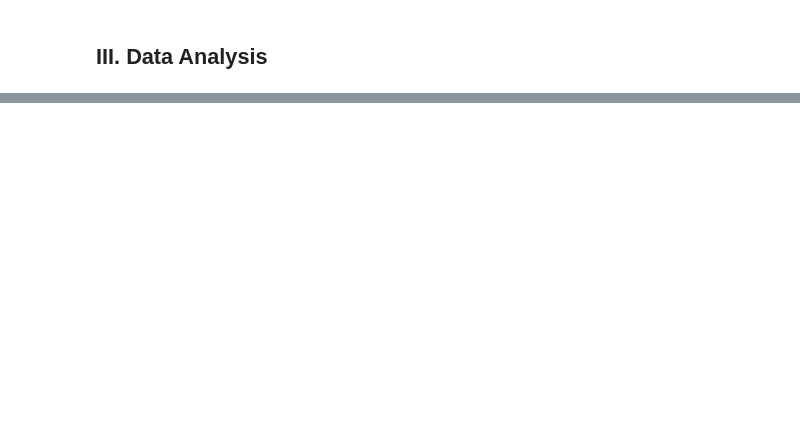
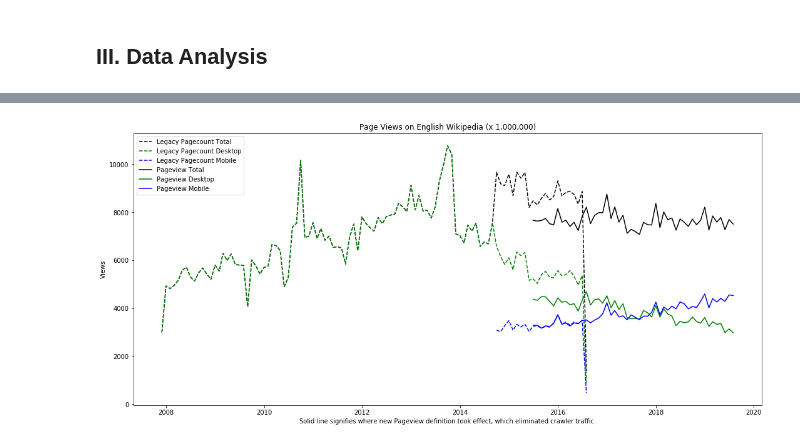
Before and after one commit to lheintz/data-512-a1, a Jupyter notebook: hcds-a1-data-curation.ipynb, the cells around one changed output, grey strips where cells are left out. Drawn from its saved outputs; the diff is of its cells as text; code cells hidden in the pictures; blank space fills up the shorter version.

```diff
--- a/hcds-a1-data-curation.ipynb
+++ b/hcds-a1-data-curation.ipynb
@@ -462,0 +465,5 @@ df_formatted.to_csv('en-wikipedia_traffic_200712-201809.csv', index=False)
+# %%
+series = pd.read_csv('en-wikipedia_traffic_200712-201809.csv', header=0, squeeze=True)
+series = series.replace(0, np.nan)
+series = series.set_index(pd.to_datetime(series[['year','month']].assign(day=1)))
+series.head(5)
@@ -462,0 +477,20 @@ df_formatted.to_csv('en-wikipedia_traffic_200712-201809.csv', index=False)
+# %%
+fig = plt.figure(1, figsize=(18, 8))
+ax = fig.add_subplot(1, 1, 1)
+plt.title('Page Views on English Wikipedia (x 1,000,000)')
+
+total = plt.plot(series['pagecount_all_views']/1000000, "--", color = 'black', label = 'Legacy Pagecount Total')
+desk = plt.plot(series['pagecount_desktop_views']/1000000, "--", color = 'green', label = 'Legacy Pagecount Desktop')
+mob = plt.plot(series['pagecount_mobile_views']/1000000, "--", color = 'blue', label = 'Legacy Pagecount Mobile')
+plt.plot(series['pageview_all_views']/1000000, "-", color = 'black', label = 'Pageview Total')
+plt.plot(series['pageview_desktop_views']/1000000, "-", color = 'green', label = 'Pageview Desktop')
+plt.plot(series['pageview_mobile_views']/1000000, "-", color = 'blue', label = 'Pageview Mobile')
+ax.set_xlabel('Solid line signifies where new Pageview definition took effect, which eliminated crawler traffic.')
+ax.set_ylabel('Views')
+plt.legend(loc='upper left')
+plt.show()
+#ax = series.set_index(pd.to_datetime(series[['year','month']].assign(day=1)))['pagecount_all_views'].plot(color='b', figsize=(15,7), title='Page Views on English Wikipedia (x 1,000,000)')
+#_ = ax.set_xlabel('Date')
+#_ = ax.set_ylabel('Views')
+# %% [output]
+[figure, added]
```
Also changed, not shown: parts of 2 cells of this notebook.
